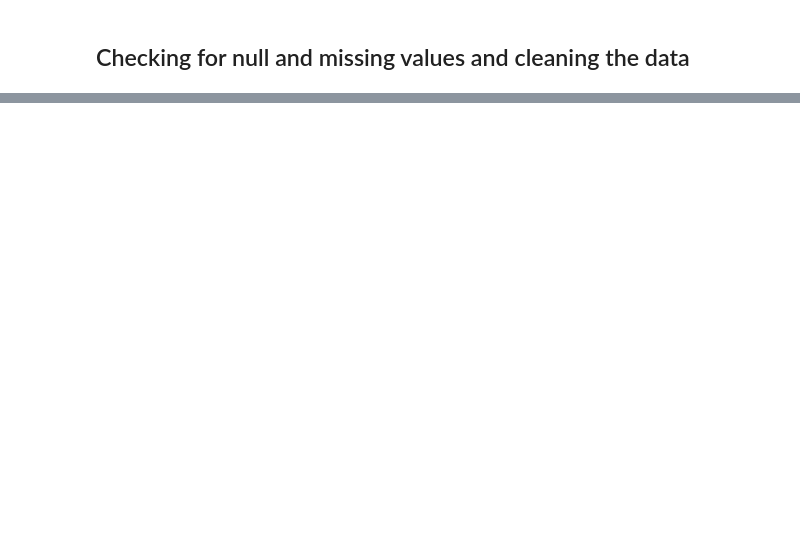
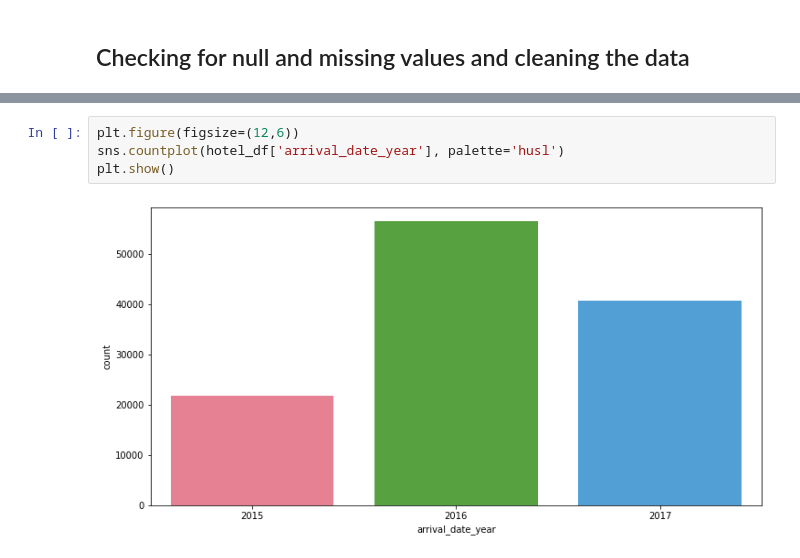
Before and after one commit to jayesh2708/EDA-Hotel-Booking, a Jupyter notebook: Jayesh_Hotel_Booking_Analysis_Capstone_Project.ipynb, the cells around one changed output, grey strips where cells are left out. Cells and saved outputs as stored; diff of their text form; blank space fills up the shorter version.

```diff
--- a/Jayesh_Hotel_Booking_Analysis_Capstone_Project.ipynb
+++ b/Jayesh_Hotel_Booking_Analysis_Capstone_Project.ipynb
@@ -170,0 +241,6 @@ dtype: int64
+# %%
+plt.figure(figsize=(12,6))
+sns.countplot(hotel_df['arrival_date_year'], palette='husl')
+plt.show()
+# %% [output]
+[figure, added]
```
Also changed, not shown: parts of 52 cells of this notebook.
